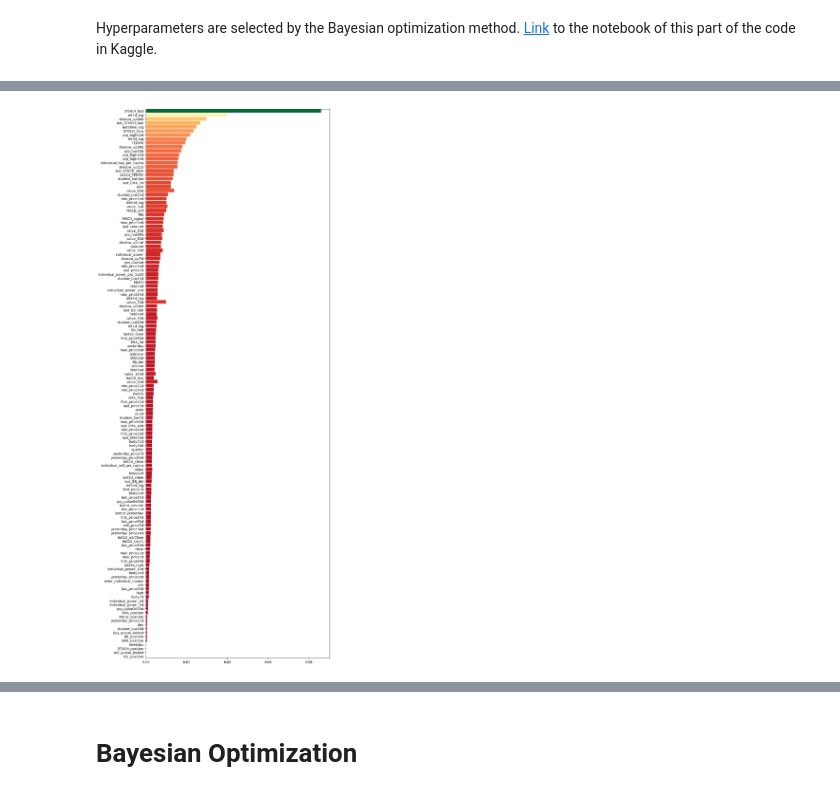
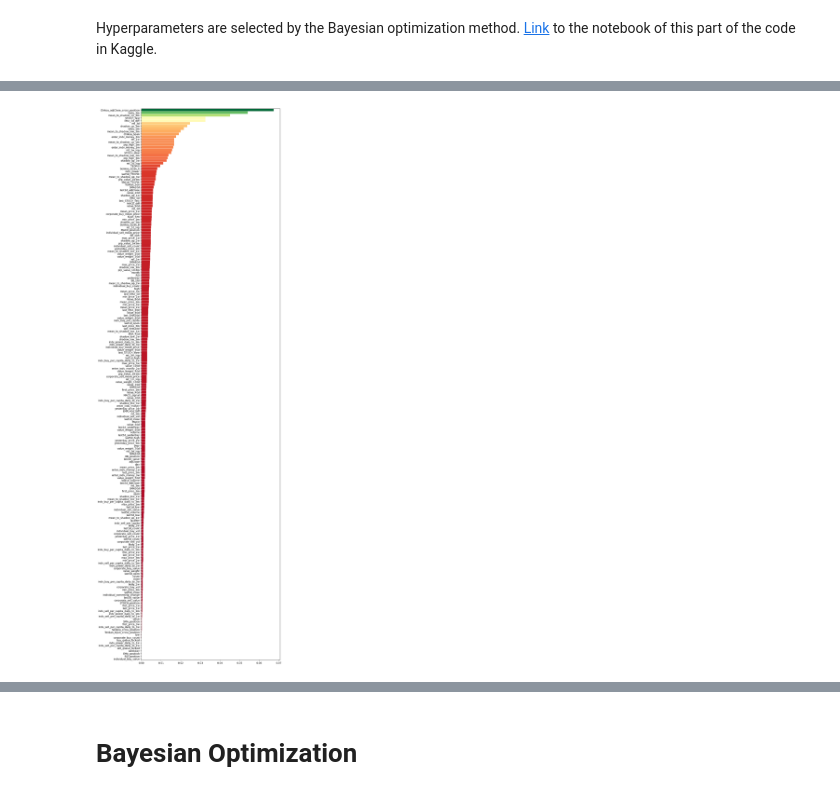
Before and after one commit to Hamtech-ai/InsightiFi, a Jupyter notebook: prediction/run_all_notebook.ipynb, the cells around one changed output, grey strips where cells are left out. Drawn from its saved outputs; the diff is of its cells as text; code cells hidden in the pictures.

```diff
--- a/prediction/run_all_notebook.ipynb
+++ b/prediction/run_all_notebook.ipynb
@@ -183,3 +243,12 @@ Shape of price features: (3508, 121)
 | 2 | 1385-12-22 | 2007-03-13 | 16.0 | 16.0 | 16.0 | 16.0 | 249241504527 | 126270939 | 5862 | 16.0 | 16.0 | ... |
 | 3 | 1385-12-23 | 2007-03-14 | 16.0 | 16.0 | 16.0 | 16.0 | 51666379451 | 26705128 | 1901 | 16.0 | 16.0 | ... |
 | 4 | 1385-12-26 | 2007-03-17 | 16.0 | 16.0 | 16.0 | 16.0 | 28239006789 | 14877283 | 1514 | 16.0 | 16.0 | ... |
+# %%
+traderFeatures = ticker_traders_types.merge(
+    indv_nonindv_features(ticker_traders_types),
+    how = 'left',
+    on = 'date'
+)
+
+print(f'Shape of trader features: {traderFeatures.shape}')
+traderFeatures.head()
@@ -215,26 +294,31 @@ Shape of indicator features: (3508, 35)
 # %%
-features = pd.concat(
+features_extracted = pd.concat(
     [
         priceFeatures,
         indicatorFeatures
     ],
     axis = 1
 )
-print(f'shape of features after concatenation: {features.shape}')
+features_extracted = features_extracted.merge(
+    traderFeatures,
+    how = 'right',
+    on = 'date'
+)
+print(f'shape of features after concatenation: {features_extracted.shape}')
 
-features.dropna(
+features_extracted.dropna(
     axis = 'columns',
-    thresh = len(features) - 450,
+    thresh = len(features_extracted) - 385,
     inplace = True
 )
-print(f'shape of features after drop non-essential columns: {features.shape}')
-print(f'names of the columns that dropped: {(indicatorFeatures.columns.union(priceFeatures.columns)).difference(features.columns).to_list()}')
+print(f'shape of features after drop non-essential columns: {features_extracted.shape}')
+print(f'names of the columns that dropped: {(indicatorFeatures.columns.union(priceFeatures.columns)).difference(features_extracted.columns).to_list()}')
 
-features.dropna(
+features_extracted.dropna(
     axis = 'index',
     how = 'any',
     inplace = True
 )
-print(f'shape of features after drop non-essential rows: {features.shape}')
-features.head()
+print(f'shape of features after drop non-essential rows: {features_extracted.shape}')
+features_extracted.head()
 # %% [output]
@@ -251,7 +335,7 @@ shape of features after drop non-essential rows: (2979, 150)
 # %%
 pivots = pd.DataFrame(
     peak_valley_pivots(
-        foladHist['adjClose'].to_list(), 0.1
+        ticker_history['adjClose'].to_list(), 0.1
     ) ,
     columns = ['label']
 ) * -1
@@ -272,8 +356,8 @@ signals.fillna(
 )
 
 pivots.columns = ['pivots']
-signals['date'] = foladHist['date']
-pivots['date'] = foladHist['date']
+signals['date'] = ticker_history['date']
+pivots['date'] = ticker_history['date']
 
 print(f'Number of each class {np.unique(signals["label"], return_counts = True)}')
 # %% [output]
@@ -282,5 +366,5 @@ Number of each class (array([-1.,  1.]), array([1927, 1581], dtype=int64))
 # %%
-initFeatures = features.merge(
+initFeatures = features_extracted.merge(
     signals,
     how = 'left',
     on = 'date'
@@ -353,23 +437,23 @@ except:
 # %%
 importance = pd.DataFrame(
     {
         'Features': initFeatures.iloc[:, 2:-1].columns,
         'Scores': featureImport
     }
 ).sort_values(by = ['Scores'])
 
-plt.figure(figsize = (10, 30))
+plt.figure(figsize = (10, 40))
 plt.tight_layout()
 
 plt.barh(
     y = importance['Features'],
     width = importance['Scores'],
-    height = 0.9,
+    height = 0.95,
     color = plt.cm.get_cmap('RdYlGn')(importance['Scores'] / max(importance['Scores']))
 )
 plt.margins(y=0)
 # %% [output]
-[figure, old version]
+[figure, new version]
 # %%
 def convertLabel(df, colName):
     name = str(colName + '01')
```
Also changed, not shown: parts of 17 cells of this notebook, 4 other files.
